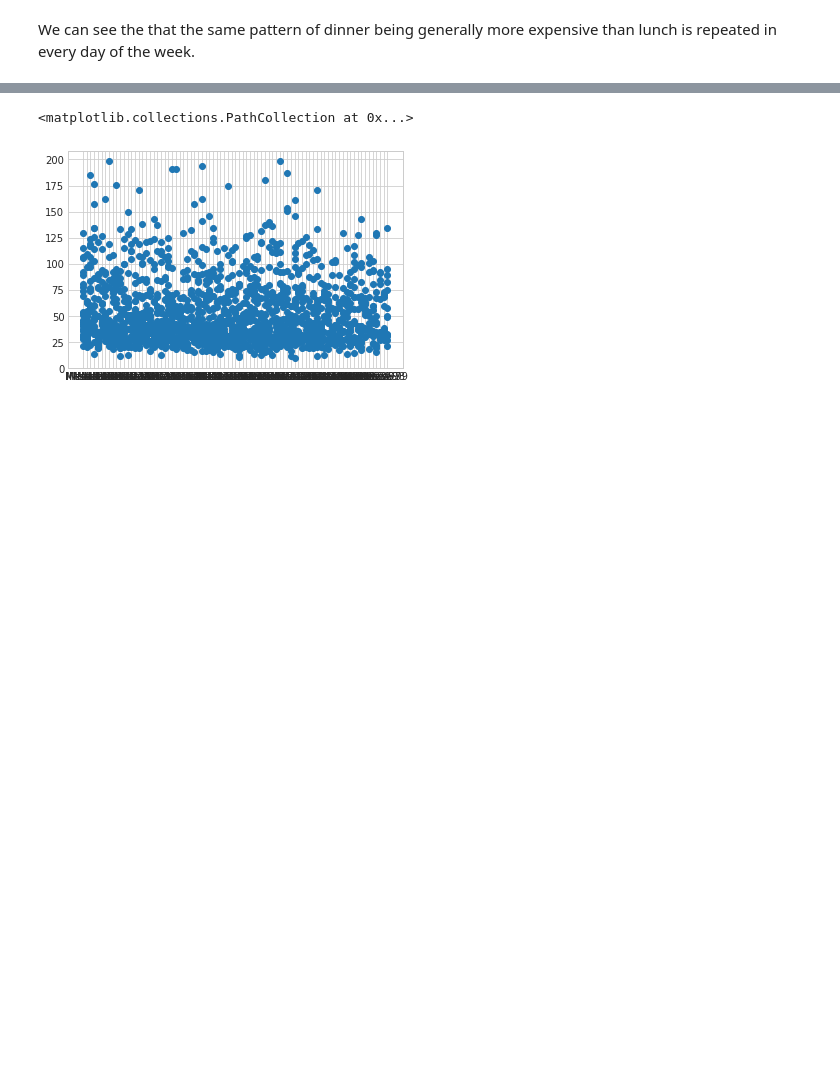
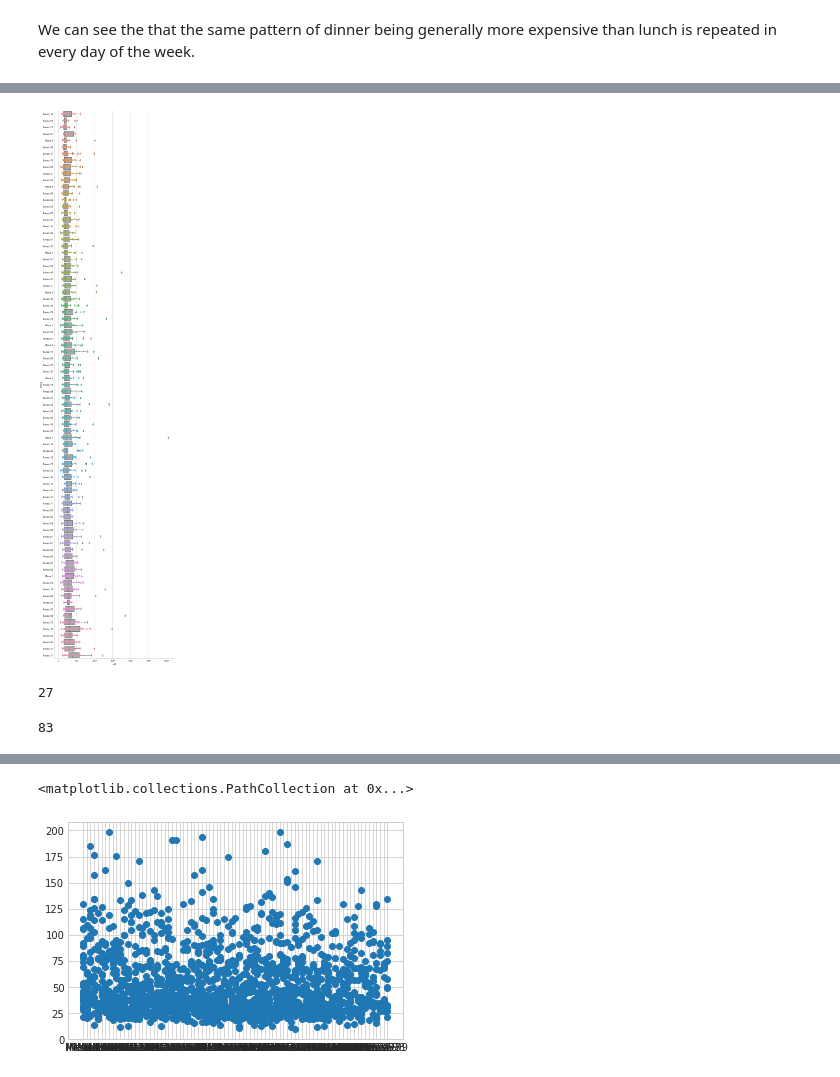
Before and after one commit to pfcor/totvs_datachallenge, a Jupyter notebook: 01_exploratory.ipynb, the cells around one changed output, grey strips where cells are left out. Saved outputs shown, nothing was run; the diff lists cells and outputs as text; code cells hidden in the pictures; blank space fills up the shorter version.

```diff
--- a/01_exploratory.ipynb
+++ b/01_exploratory.ipynb
@@ -268,2 +271,23 @@ g.set_ylabels('Custo Refeição', size=12)
 # %% [markdown]
 We can see the that the same pattern of dinner being generally more expensive than lunch is repeated in every day of the week.
+# %%
+projecting = {
+    '$project': {
+        '_id': 0,
+        'minute_of_day': {
+            '$add': [
+                {'$multiply': [{'$hour': '$ide.dhEmi'}, 60]},
+                {'$minute': '$ide.dhEmi'}
+            ]
+        },
+        'val': '$complemento.valorTotal',
+        'mesa': '$infAdic.infCpl'
+    }
+}
+
+q = sample.aggregate([
+    projecting
+])
+
+q = pd.DataFrame(list(q))
+q.head()
@@ -269,0 +301,17 @@ We can see the that the same pattern of dinner being generally more expensive th
+# %%
+order = q.groupby('mesa')['val'].median().sort_values().index
+g = sns.factorplot(y="mesa", x="val",
+                   color="#aaaaaa",
+                   data=q, kind="box",
+                   size=30, aspect=0.25, order=order)
+sns.stripplot(y="mesa", x="val", data=q, jitter=True, order=order);
+# %% [output]
+[figure, added]
+# %%
+83//3
+# %% [output]
+27
+# %%
+27+28+28
+# %% [output]
+83
```
Also changed, not shown: parts of 33 cells of this notebook.
